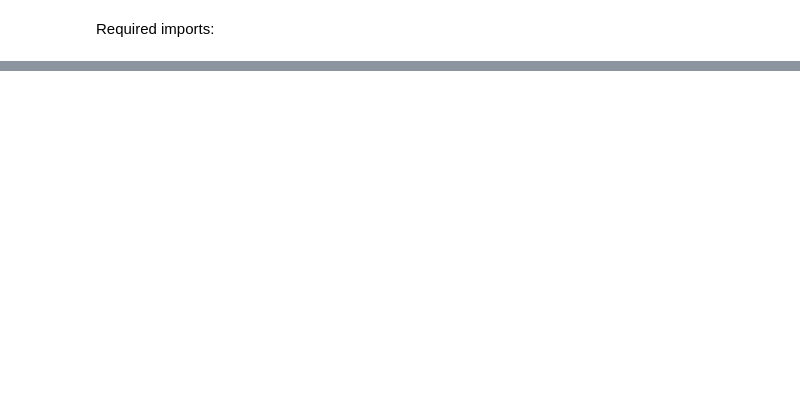
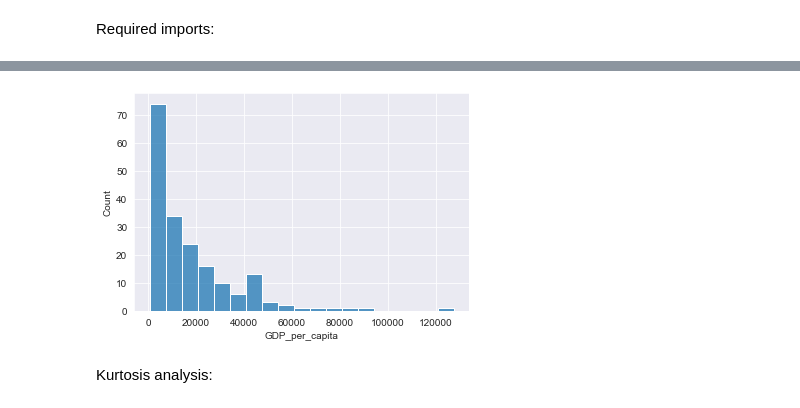
Before and after one commit to Asaf31214/CountryClustering, a Jupyter notebook: notebooks/main.ipynb, the cells around one changed output, grey strips where cells are left out. Cells and saved outputs as stored; diff of their text form; code cells hidden in the pictures; blank space fills up the shorter version.

```diff
--- a/notebooks/main.ipynb
+++ b/notebooks/main.ipynb
@@ -94,0 +121,7 @@ plt.show()
+# %%
+sns.histplot(data=X, x='GDP_per_capita')
+plt.show()
+# %% [output]
+[figure, added]
+# %% [markdown]
+Kurtosis analysis:
```
Also changed, not shown: parts of 66 cells of this notebook.
